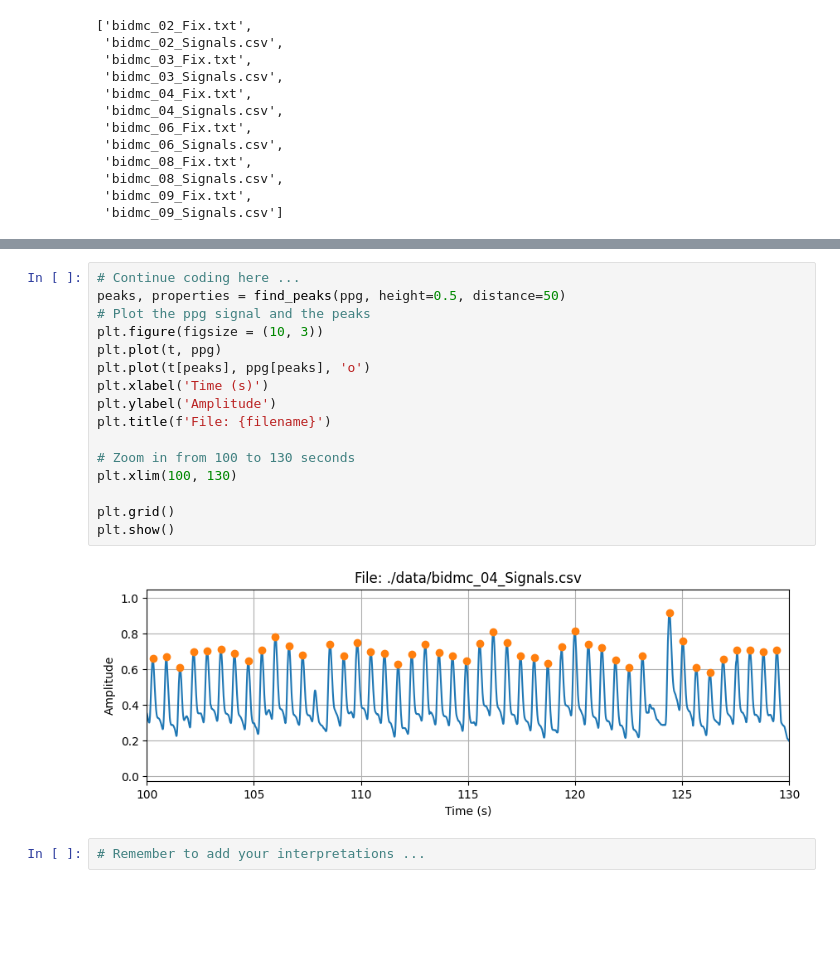
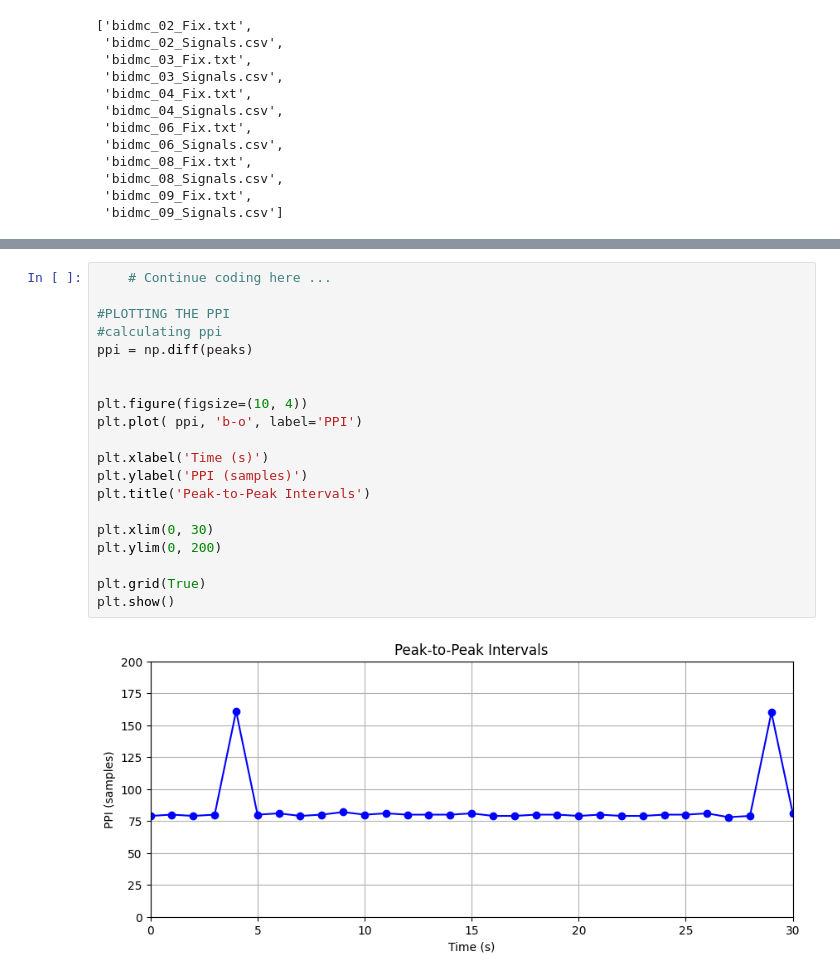
Before and after one commit to vilho3/laitteisto1, a Jupyter notebook: Heart_rate/HT_A2_familyname.ipynb, the cells around one changed output, grey strips where cells are left out. Drawn from its saved outputs; the diff is of its cells as text; blank space fills up the shorter version.

```diff
--- a/Heart_rate/HT_A2_familyname.ipynb
+++ b/Heart_rate/HT_A2_familyname.ipynb
@@ -59,20 +80,22 @@ plt.show()
 # %%
-# Continue coding here ...
-peaks, properties = find_peaks(ppg, height=0.5, distance=50)
-# Plot the ppg signal and the peaks
-plt.figure(figsize = (10, 3))
-plt.plot(t, ppg)
-plt.plot(t[peaks], ppg[peaks], 'o')
+    # Continue coding here ...
+
+#PLOTTING THE PPI
+#calculating ppi
+ppi = np.diff(peaks)
+
+
+plt.figure(figsize=(10, 4))
+plt.plot( ppi, 'b-o', label='PPI')
+
 plt.xlabel('Time (s)')
-plt.ylabel('Amplitude')
-plt.title(f'File: {filename}')
+plt.ylabel('PPI (samples)')
+plt.title('Peak-to-Peak Intervals')
 
-# Zoom in from 100 to 130 seconds
-plt.xlim(100, 130)
+plt.xlim(0, 30)
+plt.ylim(0, 200)
 
-plt.grid()
+plt.grid(True)
 plt.show()
 # %% [output]
-[figure, old version]
+[figure, new version]
-# %%
-# Remember to add your interpretations ...
```
Also changed, not shown: parts of 4 cells of this notebook.
